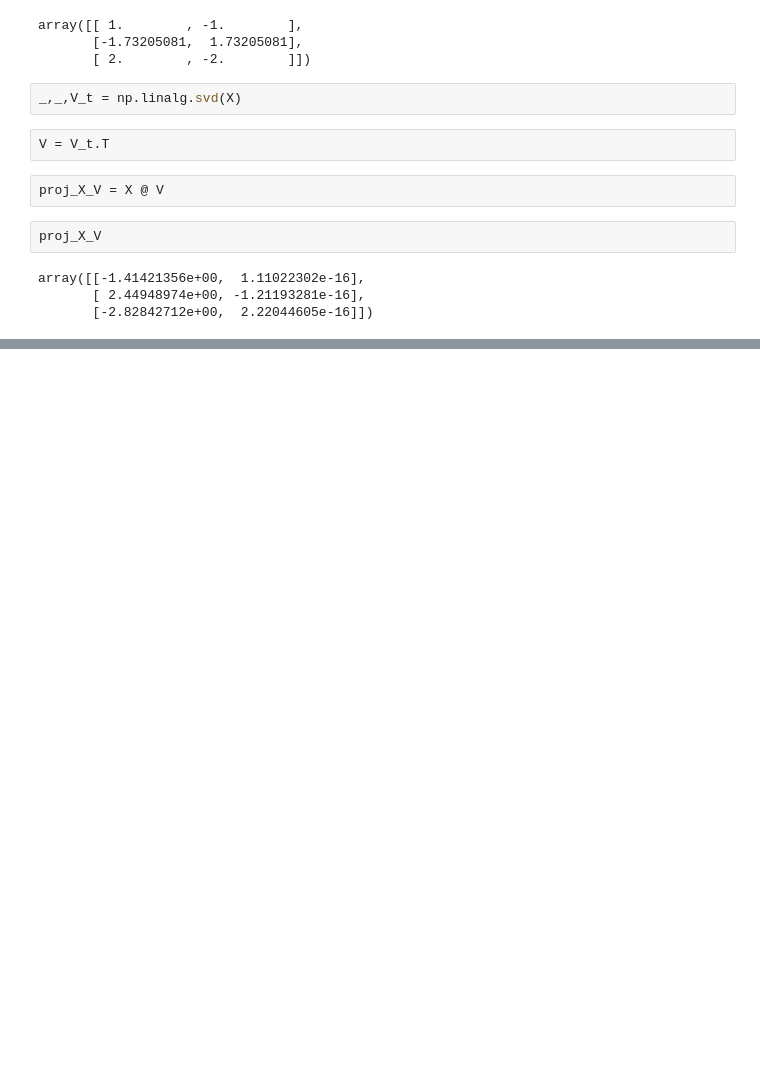
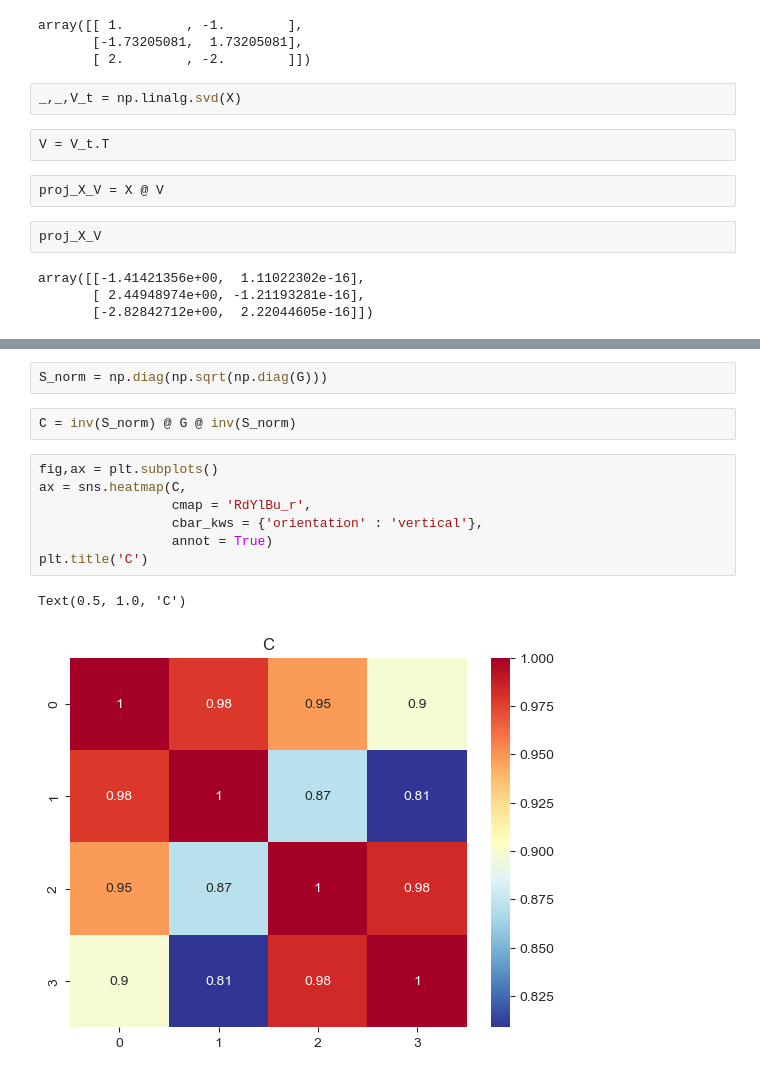
Before and after one commit to Arch-jyh/iris_books, a Jupyter notebook: book4/24.ipynb, the cells around one changed output, grey strips where cells are left out. Cells and saved outputs as stored; diff of their text form; blank space fills up the shorter version.

```diff
--- a/book4/24.ipynb
+++ b/book4/24.ipynb
@@ -24,0 +73,14 @@ array([[-1.41421356e+00,  1.11022302e-16],
+# %%
+S_norm = np.diag(np.sqrt(np.diag(G)))
+# %%
+C = inv(S_norm) @ G @ inv(S_norm)
+# %%
+fig,ax = plt.subplots()
+ax = sns.heatmap(C,
+                 cmap = 'RdYlBu_r',
+                 cbar_kws = {'orientation' : 'vertical'},
+                 annot = True)
+plt.title('C')
+# %% [output]
+Text(0.5, 1.0, 'C')
+[figure, added]
```
Also changed, not shown: parts of 35 cells of this notebook.
